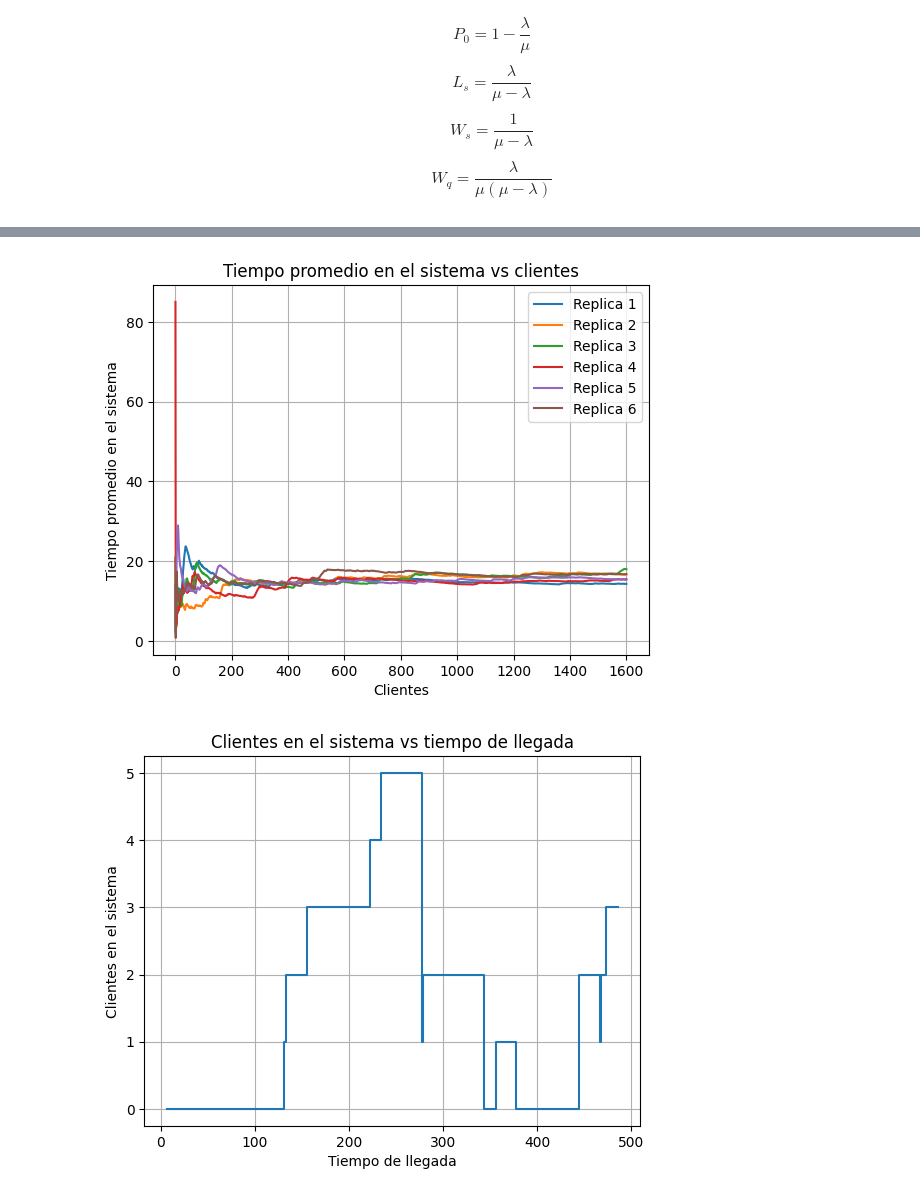
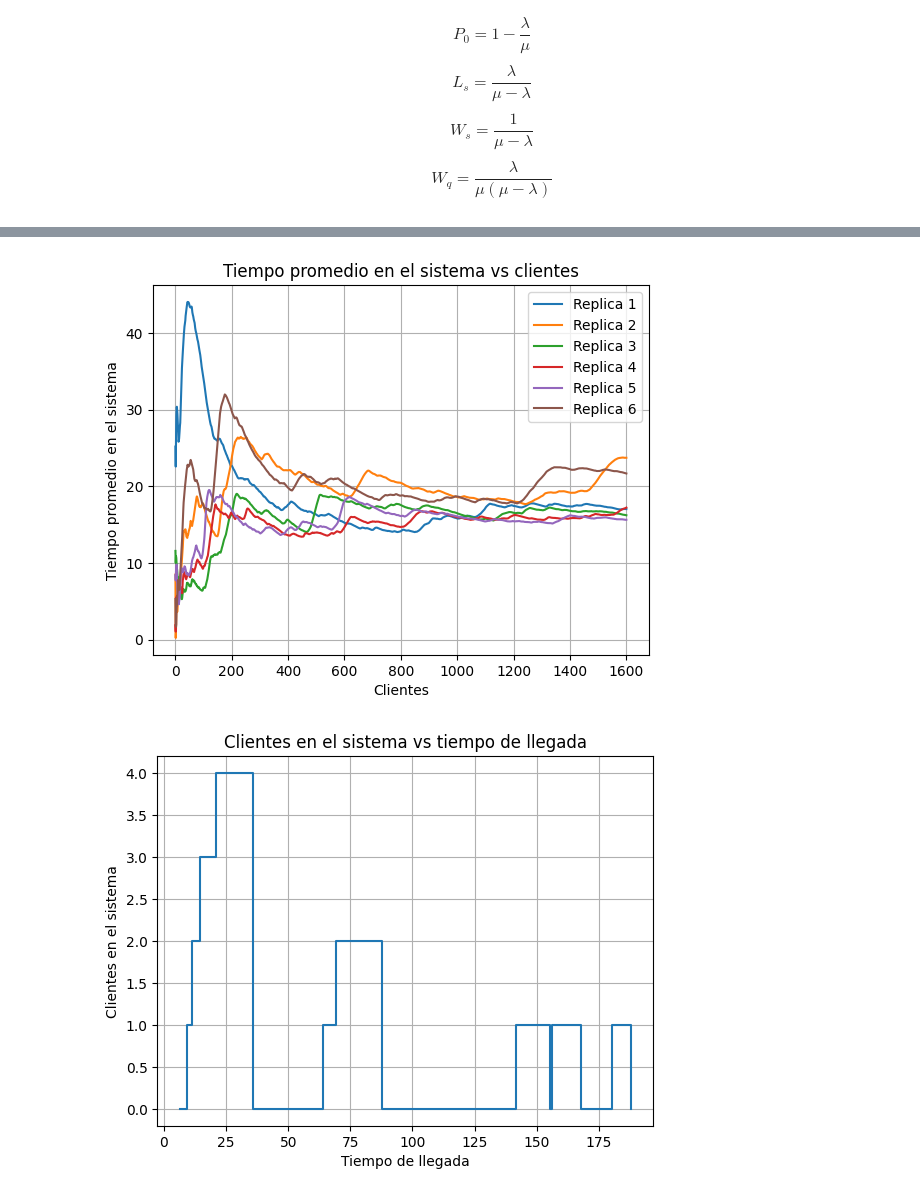
Before and after one commit to AyaxYordi/Simulacion, a Jupyter notebook: Linea_de_espera_un_servidor.ipynb, the cells around one changed output, grey strips where cells are left out. Saved outputs shown, nothing was run; the diff lists cells and outputs as text; code cells hidden in the pictures.

```diff
--- a/Linea_de_espera_un_servidor.ipynb
+++ b/Linea_de_espera_un_servidor.ipynb
@@ -14,9 +14,8 @@ $$L_s=\dfrac{\lambda}{\mu-\lambda}$$
 $$W_s=\dfrac{1}{\mu-\lambda}$$
 $$W_q=\dfrac{\lambda}{\mu(\mu-\lambda)}$$
 # %%
-from random import random
+from random import *
 from random import expovariate as expo
-from random import triangular
 import numpy as np
 import pandas as pd
 
@@ -24,12 +23,12 @@ def lineaE(n):
 	t0 = 0
 	s = 0 # total de clientes en la fila
 	k = 0 # indice
-	datos = np.zeros( (n,10) )
+	datos = np.zeros( (n,10) , np.float32)
 	encabezados = [
 'cliente',
 'tiempo de interllegada',
 'tiempo de llegada',
-'fila',
+'clientes en espera',
 'inicio del servicio',
 'tiempo de servicio',
 'fin del servicio',
@@ -41,7 +40,7 @@ def lineaE(n):
 		datos[i][0] = i + 1
 
 		# tiempo entre llegadas
-		t = expo(1/15) # distribucion de llegadas
+		t = expo(1/5) # distribucion de llegadas
 		datos[i][1] = t
 
 		# tiempo de llegada
@@ -52,7 +51,7 @@ def lineaE(n):
 			t0 += t
 			datos[i][2] = t0
 
-		# fila
+		# clientes en espera
 		if i == 0:
 			datos[i][3] = s
 		elif t0 < datos[k][6]:
@@ -71,7 +70,7 @@ def lineaE(n):
 			datos[i][4] = max( datos[i-1][6] , t0 )
 
 		# distribucion del tiempo de servicio
-		u = expo(1/8)
+		u = expo(1/4)
 		datos[i][5] = u
 
 		# fin del servicio
@@ -92,10 +91,11 @@ def lineaE(n):
 		else:
 			datos[i][9] = datos[i][4] - datos[i][2]
 
-	return pd.DataFrame( np.round(datos,2) , columns = encabezados).astype({'cliente':np.int32,
+	return pd.DataFrame( np.round(datos,2) , columns = encabezados).astype({
+'cliente':np.uint32,
 'tiempo de interllegada':np.float32,
 'tiempo de llegada':np.float32,
-'fila':np.int32,
+'clientes en espera':np.uint16,
 'inicio del servicio':np.float32,
 'tiempo de servicio':np.float32,
 'fin del servicio':np.float32,
@@ -164,17 +177,17 @@ plt.ylabel("Tiempo promedio en el sistema")
 plt.title("Tiempo promedio en el sistema vs clientes")
 plt.show()
 # %% [output]
-[figure, old version]
+[figure, new version]
 # %%
 import matplotlib.pyplot as plt
 
 simu3 = lineaE(30)
 
-plt.step(simu3["tiempo de llegada"],simu3["fila"],where="post")
+plt.step(simu3["tiempo de llegada"],simu3["clientes en espera"],where="post")
 plt.grid()
 plt.xlabel("Tiempo de llegada")
 plt.ylabel("Clientes en el sistema")
 plt.title("Clientes en el sistema vs tiempo de llegada")
 plt.show()
 # %% [output]
-[figure, old version]
+[figure, new version]
```
Also changed, not shown: parts of 3 cells of this notebook.
